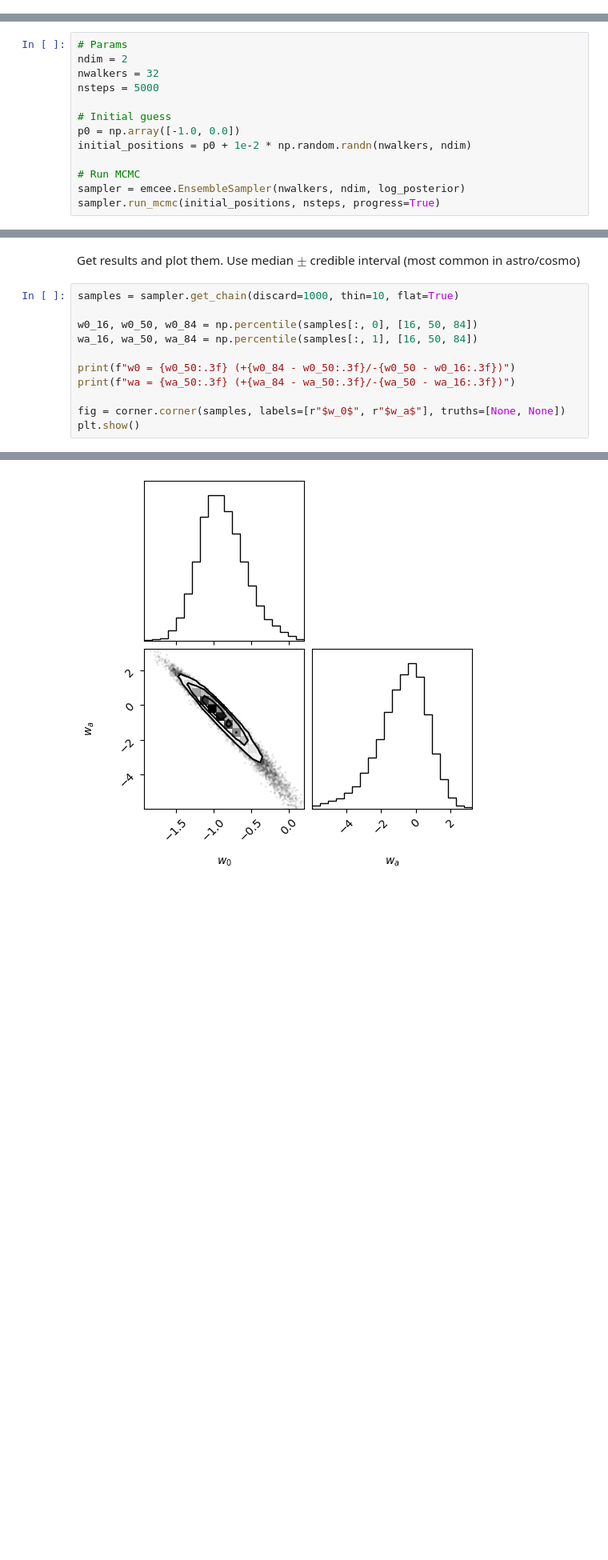
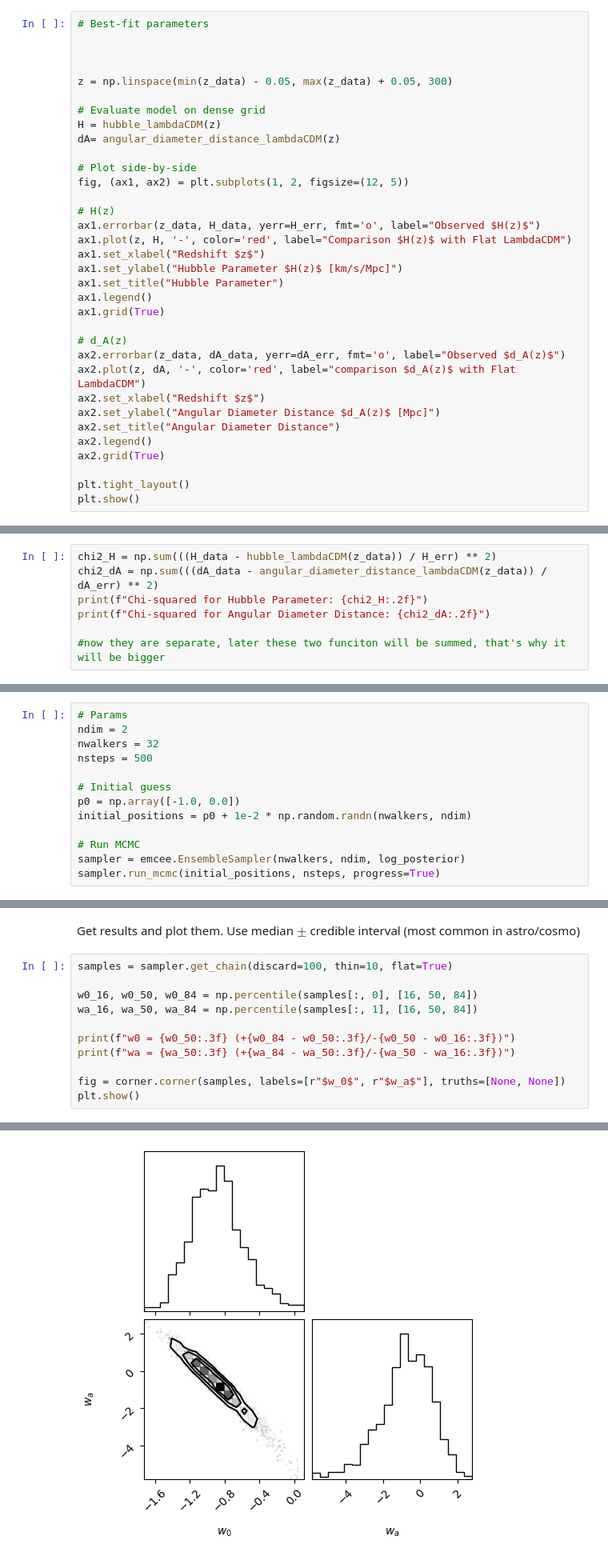
Before and after one commit to lbarazza/Cosmo-1, a Jupyter notebook: assignment2_clean.ipynb, the cells around one changed output, grey strips where cells are left out. Shown: that part at 80% size. Drawn from its saved outputs; the diff is of its cells as text; blank space fills up the shorter version.

Commit message:
added new parameter fit and lambdacdm comparison

```diff
--- a/assignment2_clean.ipynb
+++ b/assignment2_clean.ipynb
@@ -25,0 +48,34 @@ Omega_de = 1 - Omega_m  # Omega dark energy
+# %%
+# Best-fit parameters
+
+
+
+z = np.linspace(min(z_data) - 0.05, max(z_data) + 0.05, 300)
+
+# Evaluate model on dense grid
+H = hubble_lambdaCDM(z)
+dA= angular_diameter_distance_lambdaCDM(z)
+
+# Plot side-by-side
+fig, (ax1, ax2) = plt.subplots(1, 2, figsize=(12, 5))
+
+# H(z)
+ax1.errorbar(z_data, H_data, yerr=H_err, fmt='o', label="Observed $H(z)$")
+ax1.plot(z, H, '-', color='red', label="Comparison $H(z)$ with Flat LambdaCDM")
+ax1.set_xlabel("Redshift $z$")
+ax1.set_ylabel("Hubble Parameter $H(z)$ [km/s/Mpc]")
+ax1.set_title("Hubble Parameter")
+ax1.legend()
+ax1.grid(True)
+
+# d_A(z)
+ax2.errorbar(z_data, dA_data, yerr=dA_err, fmt='o', label="Observed $d_A(z)$")
+ax2.plot(z, dA, '-', color='red', label="comparison $d_A(z)$ with Flat LambdaCDM")
+ax2.set_xlabel("Redshift $z$")
+ax2.set_ylabel("Angular Diameter Distance $d_A(z)$ [Mpc]")
+ax2.set_title("Angular Diameter Distance")
+ax2.legend()
+ax2.grid(True)
+
+plt.tight_layout()
+plt.show()
@@ -25,0 +84,7 @@ Omega_de = 1 - Omega_m  # Omega dark energy
+# %%
+chi2_H = np.sum(((H_data - hubble_lambdaCDM(z_data)) / H_err) ** 2)
+chi2_dA = np.sum(((dA_data - angular_diameter_distance_lambdaCDM(z_data)) / dA_err) ** 2)
+print(f"Chi-squared for Hubble Parameter: {chi2_H:.2f}")
+print(f"Chi-squared for Angular Diameter Distance: {chi2_dA:.2f}")
+
+#now they are separate, later these two funciton will be summed, that's why it will be bigger
@@ -82,7 +156,7 @@ Run MCMC
 # Params
 ndim = 2
 nwalkers = 32
-nsteps = 5000
+nsteps = 500
 
 # Initial guess
 p0 = np.array([-1.0, 0.0])
@@ -112,7 +186,7 @@ State([[-1.15835117  0.64704659]
 # %% [markdown]
 Get results and plot them. Use median $\pm$ credible interval (most common in astro/cosmo)
 # %%
-samples = sampler.get_chain(discard=1000, thin=10, flat=True)
+samples = sampler.get_chain(discard=100, thin=10, flat=True)
 
 w0_16, w0_50, w0_84 = np.percentile(samples[:, 0], [16, 50, 84])
 wa_16, wa_50, wa_84 = np.percentile(samples[:, 1], [16, 50, 84])
@@ -128,4 +202,4 @@ wa = -0.599 (+1.185/-1.557)
-[figure, old version]
+[figure, new version]
 # %% [markdown]
 Plot results of fit
 # %%
```
Also changed, not shown: parts of 16 cells of this notebook.
